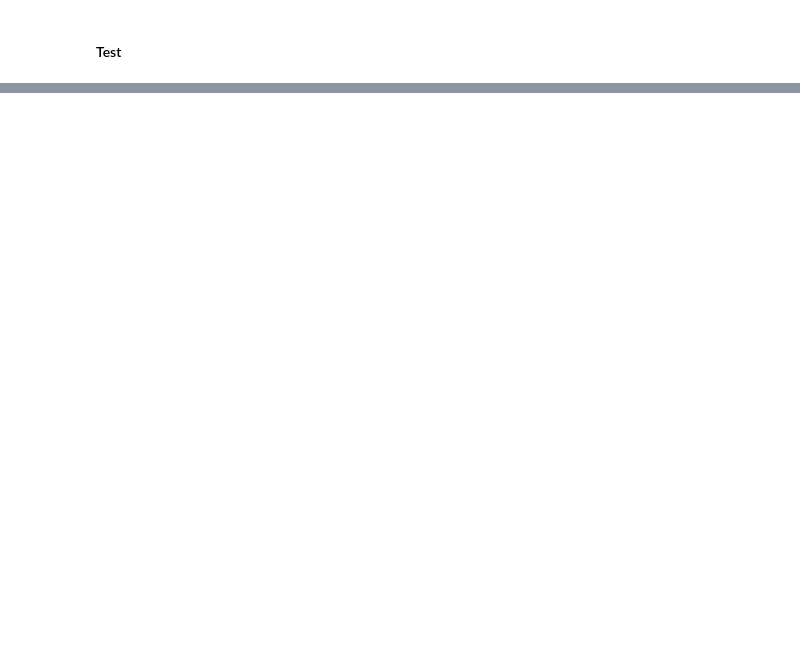
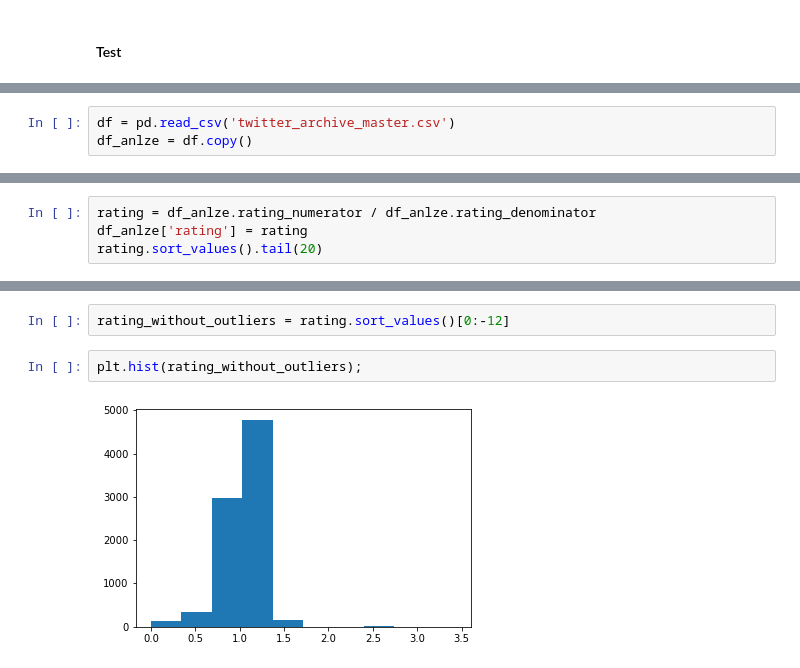
Before and after one commit to KarinWiberg/uc_dataanalyst_project_dogs_of_twitter, a Jupyter notebook: wrangle_act.ipynb, the cells around one changed output, grey strips where cells are left out. Cells and saved outputs as stored; diff of their text form; blank space fills up the shorter version.

Commit message:
Explore and create visualization - API fails

```diff
--- a/wrangle_act.ipynb
+++ b/wrangle_act.ipynb
@@ -843,0 +1227,3 @@ memory usage: 1.2+ MB
+# %%
+df = pd.read_csv('twitter_archive_master.csv')
+df_anlze = df.copy()
@@ -843,0 +1232,4 @@ memory usage: 1.2+ MB
+# %%
+rating = df_anlze.rating_numerator / df_anlze.rating_denominator
+df_anlze['rating'] = rating
+rating.sort_values().tail(20)
@@ -843,0 +1254,6 @@ memory usage: 1.2+ MB
+# %%
+rating_without_outliers = rating.sort_values()[0:-12]
+# %%
+plt.hist(rating_without_outliers);
+# %% [output]
+[figure, added]
```
Also changed, not shown: parts of 83 cells of this notebook.
